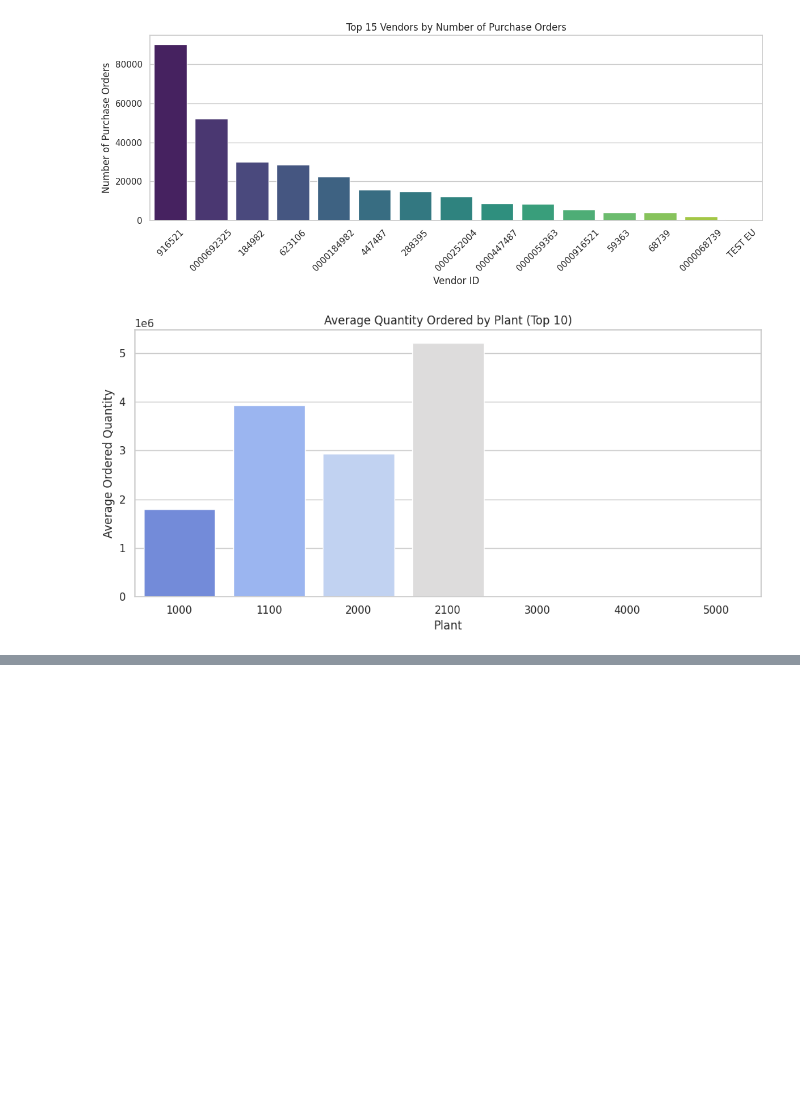
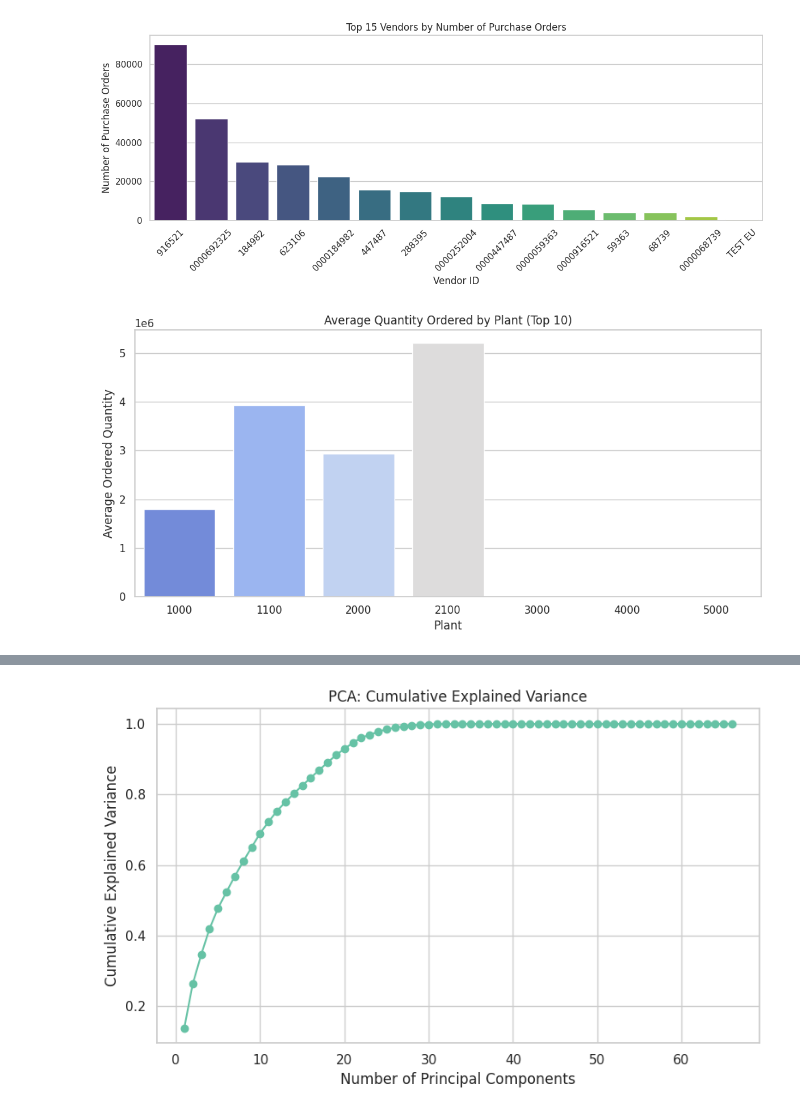
Before and after one commit to YuryBesiakov/SAP-Data-Science, a Jupyter notebook: sap-data-science.ipynb, the cells around one changed output, grey strips where cells are left out. Drawn from its saved outputs; the diff is of its cells as text; code cells hidden in the pictures; blank space fills up the shorter version.

```diff
--- a/sap-data-science.ipynb
+++ b/sap-data-science.ipynb
@@ -385,15 +393,15 @@ Found 122 records where actual receipt < order date.
 # After merging, drop duplicate columns
 def deduplicate_cols(df):
     # Find all .x/.y duplicates
-    dup_cols = set([col[:-2] for col in df.columns if col.endswith('.x')]) & \
-               set([col[:-2] for col in df.columns if col.endswith('.y')])
+    dup_cols = set([col[:-2] for col in df.columns if col.endswith('_x')]) & \
+               set([col[:-2] for col in df.columns if col.endswith('_y')])
     for base_col in dup_cols:
         # Keep .x by default, or .y if .x is all null
-        if df[base_col + '.x'].notnull().sum() >= df[base_col + '.y'].notnull().sum():
-            df[base_col] = df[base_col + '.x']
+        if df[base_col + '_x'].notnull().sum() >= df[base_col + '_y'].notnull().sum():
+            df[base_col] = df[base_col + '_x']
         else:
-            df[base_col] = df[base_col + '.y']
-        df.drop([base_col + '.x', base_col + '.y'], axis=1, inplace=True)
+            df[base_col] = df[base_col + '_y']
+        df.drop([base_col + '_x', base_col + '_y'], axis=1, inplace=True)
     return df
 
 ekpo_ekko_dates = deduplicate_cols(ekpo_ekko_dates)
@@ -448,8 +420,9 @@ In this section, I explore key insights about suppliers and purchasing activitie
 # Merge prdat (planned delivery) from ekpo/ekpo_ekko_dates with budat (actual) from ekbe/ekbe_ekko_dates
 # Merge ALL columns from both DataFrames on ['ebeln', 'ebelp']
 merged = ekpo_ekko_dates.merge(
-    ekbe_ekko_dates, on=['ebeln', 'ebelp'], how='inner', suffixes=('_ekpo', '_ekbe')
+    ekbe_ekko_dates, on=['ebeln', 'ebelp'], how='inner'
 )
+merged = deduplicate_cols(merged)
 
 merged['prdat'] = pd.to_datetime(merged['prdat'], errors='coerce')
 merged['budat'] = pd.to_datetime(merged['budat'], errors='coerce')
@@ -461,6 +434,8 @@ merged['delivery_delay'] = (merged['budat'] - merged['prdat']).dt.days
 # (i.e., delivered extremely early) or more than 180 days late, as these are likely to be data entry errors or highly unusual cases.
 
 filtered = merged[(merged['delivery_delay'] >= -60) & (merged['delivery_delay'] <= 180)]
+filtered = deduplicate_cols(filtered)
+
 
 plt.figure(figsize=(10, 5))
 sns.histplot(filtered['delivery_delay'], bins=40, kde=True)
@@ -537,0 +558,13 @@ Index(['mandt_x_ekpo', 'ebeln', 'ebelp', 'loekz_x', 'statu_x', 'aedat_x',
+# %%
+# Select numeric columns for PCA
+numeric_cols = merged.select_dtypes(include=[np.number]).columns.tolist()
+# Remove identifiers and date columns
+drop_cols = ['ebeln', 'ebelp', 'delivery_delay', 'recordstamp']
+pca_cols = [col for col in numeric_cols if col not in drop_cols]
+
+# Fill missing values (mean imputation for demonstration)
+pca_data = merged[pca_cols].fillna(merged[pca_cols].mean())
+
+# Standardize features
+scaler = StandardScaler()
+pca_data_scaled = scaler.fit_transform(pca_data)
@@ -537,0 +576,15 @@ Index(['mandt_x_ekpo', 'ebeln', 'ebelp', 'loekz_x', 'statu_x', 'aedat_x',
+# %%
+# Fit PCA with all possible components
+pca_full = PCA().fit(pca_data_scaled)
+explained_var = np.cumsum(pca_full.explained_variance_ratio_)
+
+plt.figure(figsize=(8,5))
+plt.plot(range(1, len(explained_var)+1), explained_var, marker='o')
+plt.xlabel("Number of Principal Components")
+plt.ylabel("Cumulative Explained Variance")
+plt.title("PCA: Cumulative Explained Variance")
+plt.grid(True)
+plt.tight_layout()
+plt.show()
+# %% [output]
+[figure, added]
```
Also changed, not shown: parts of 25 cells of this notebook.
